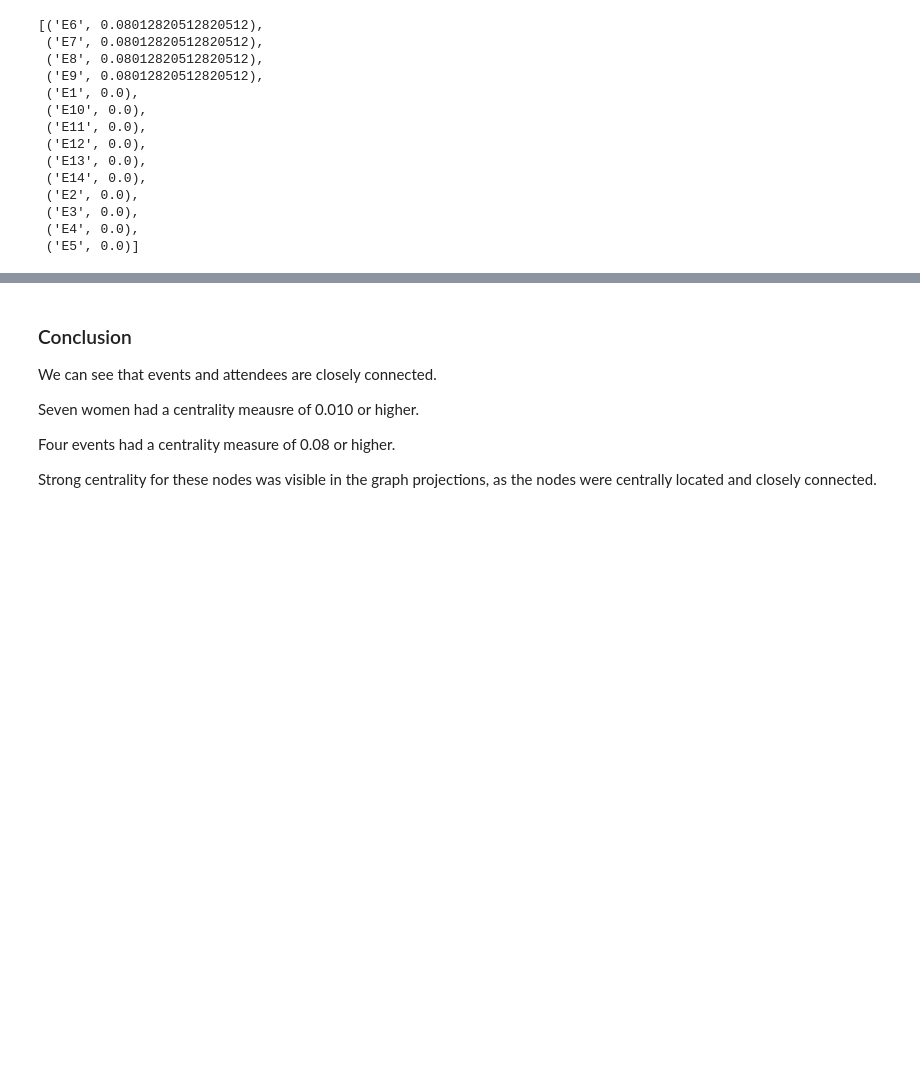
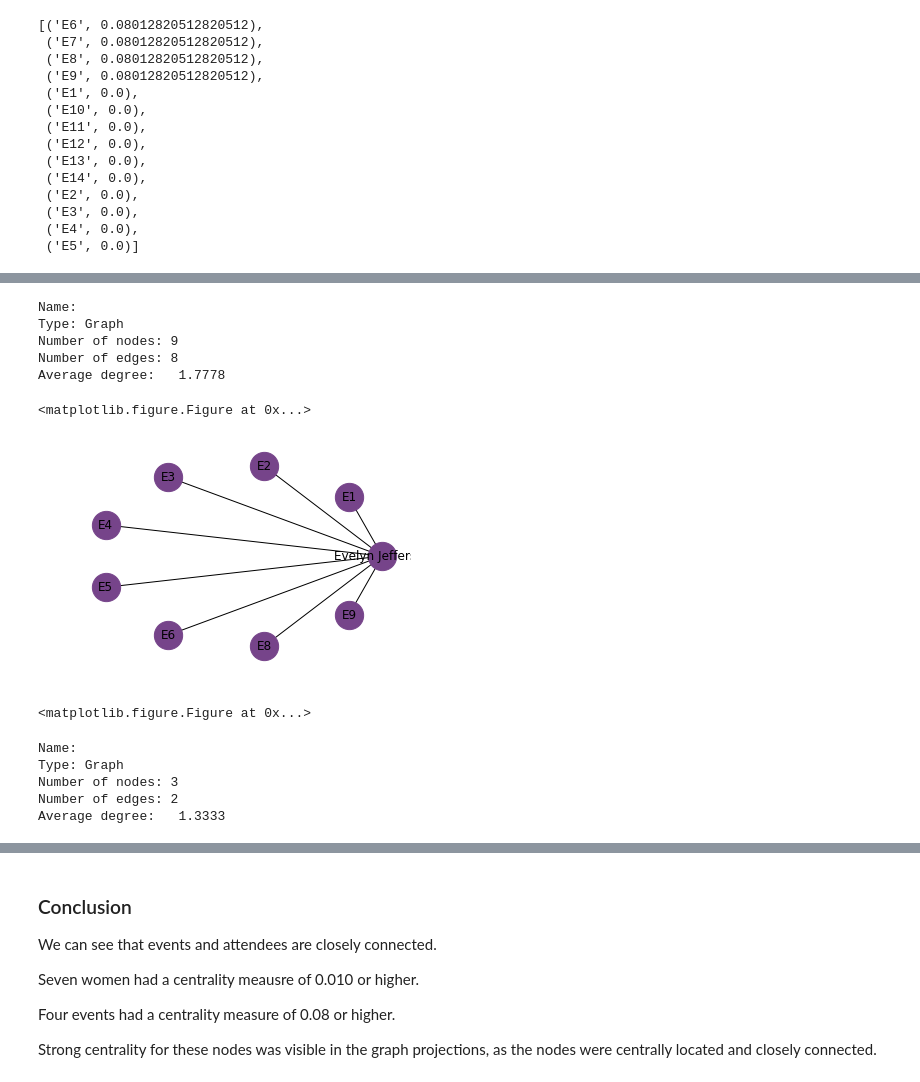
Before and after one commit to spsstudent15/2017-02-620-WebAnalytics, a Jupyter notebook: Week3-Davis.ipynb, the cells around one changed output, grey strips where cells are left out. Drawn from its saved outputs; the diff is of its cells as text; code cells hidden in the pictures; blank space fills up the shorter version.

```diff
--- a/Week3-Davis.ipynb
+++ b/Week3-Davis.ipynb
@@ -192,0 +220,29 @@ topcentrality(nx.betweenness_centrality(BPEvents))
+# %%
+nx.ego_graph(G, 'Evelyn Jefferson')
+ego_net=nx.ego_graph(G, 'Evelyn Jefferson')
+print(nx.info(ego_net))
+# %% [output]
+Name:
+Type: Graph
+Number of nodes: 9
+Number of edges: 8
+Average degree:   1.7778
+# %%
+pos=nx.shell_layout(ego_net)
+nx.draw_networkx(ego_net, pos, node_size=800, node_color='#76448A')
+plt.axis('off')
+plt.figure(figsize = (10, 10))
+# %% [output]
+<matplotlib.figure.Figure at 0x...>
+[figure, added]
+<matplotlib.figure.Figure at 0x...>
+# %%
+nx.ego_graph(G, 'Flora Price')
+ego_net2=nx.ego_graph(G, 'Flora Price')
+print(nx.info(ego_net))
+# %% [output]
+Name:
+Type: Graph
+Number of nodes: 3
+Number of edges: 2
+Average degree:   1.3333
```
Also changed, not shown: parts of 17 cells of this notebook.
